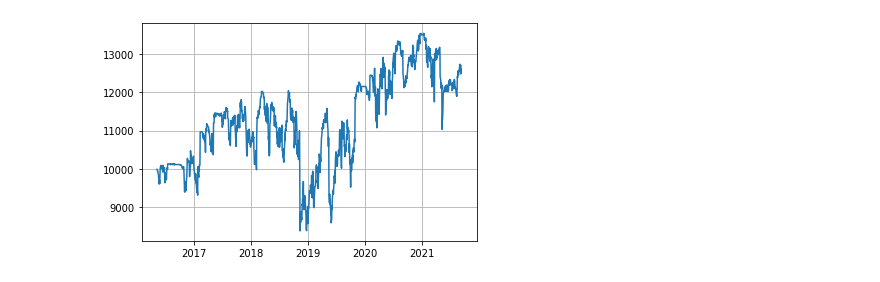
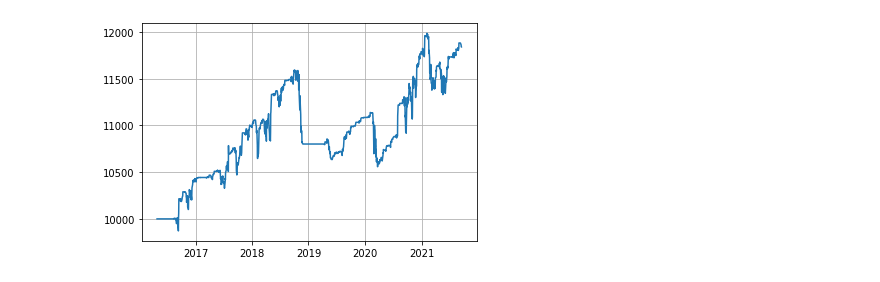
Before and after one commit to surajtirupati/TradingAlgorithms, a Jupyter notebook: Backtest.ipynb, the cells around one changed output. Saved outputs shown, nothing was run; the diff lists cells and outputs as text; code cells hidden in the pictures.

```diff
--- a/Backtest.ipynb
+++ b/Backtest.ipynb
@@ -367,5 +487,8 @@ strat.backtest()
-# %%
-plt.plot(data.index.values, strat.cash_time_series[1:])
-plt.grid()
-# %% [output]
-[figure, removed]
+# %%
+strat = BullHighBreakout(data, 10000, 0.05, 2)
+strat.backtest()
+
+plt.plot(data["NDDate"].values, strat.cash_time_series[1:])
+plt.grid()
+# %% [output]
+[figure, added]
```
Also changed, not shown: parts of 16 cells of this notebook.
